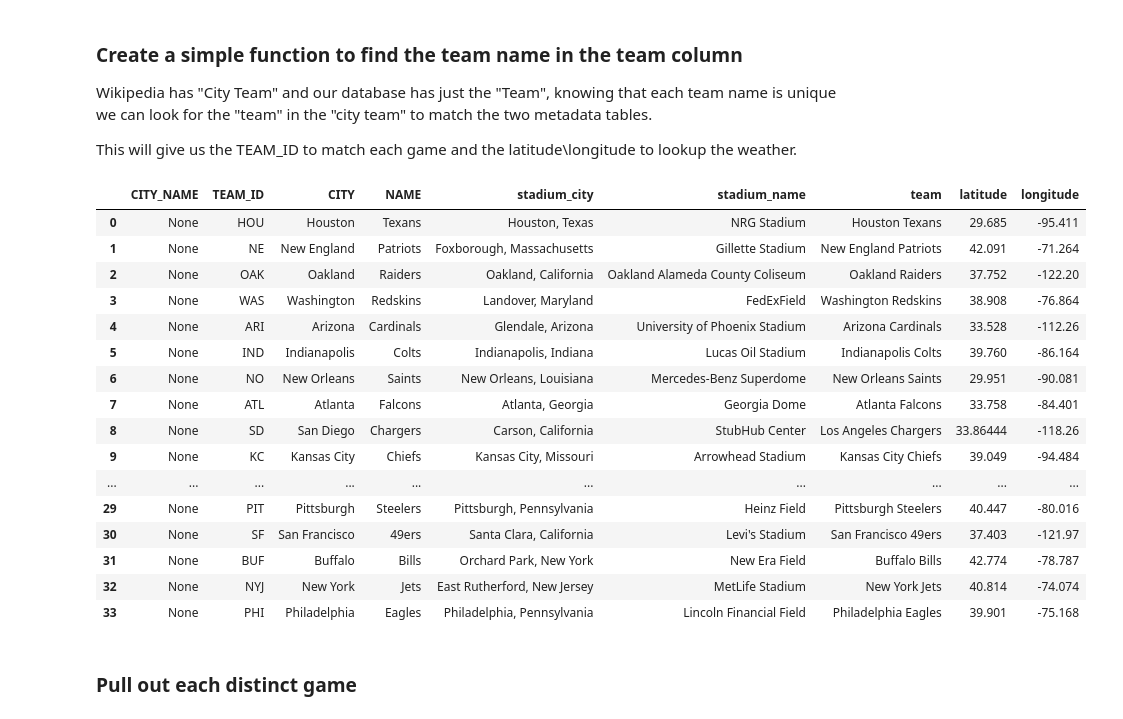
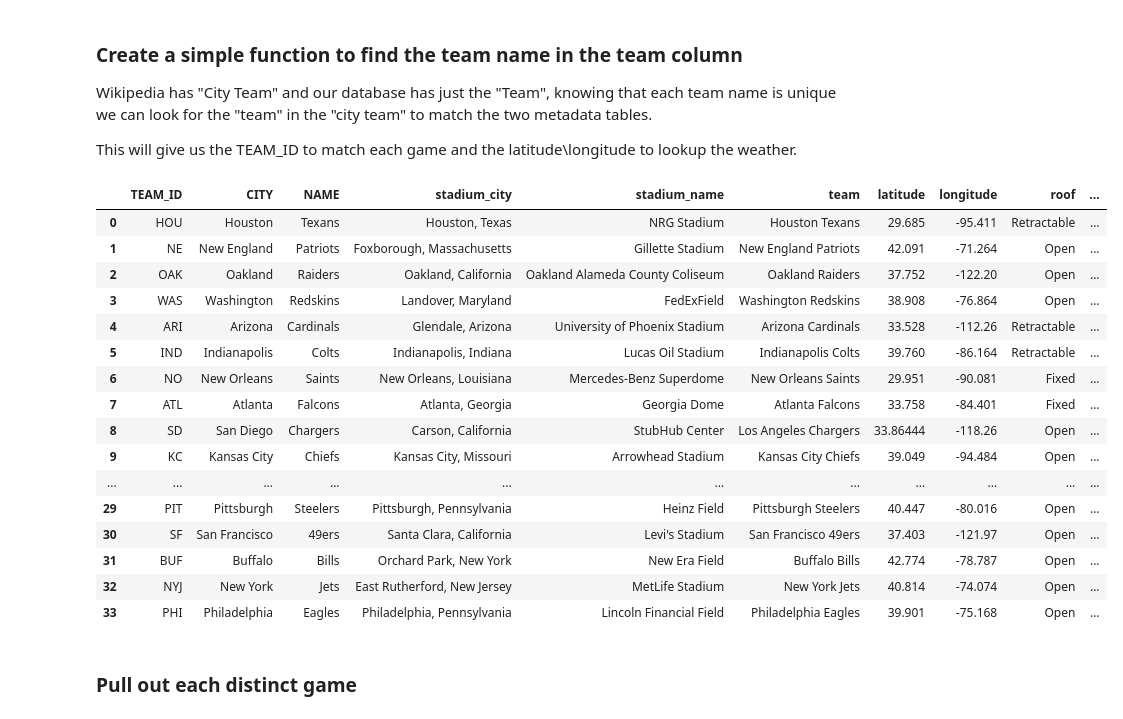
Before and after one commit to bradenrc/nfl_dsx, a Jupyter notebook: NFL Engineering.ipynb, the cells around one changed output. Cells and saved outputs as stored; diff of their text form; code cells hidden in the pictures.

Commit message:
checkpoint on roof filter

```diff
--- a/NFL Engineering.ipynb
+++ b/NFL Engineering.ipynb
@@ -466,42 +466,43 @@ sqlContext.registerFunction("get_last_string", get_last_string)
 # %%
 query = """
 select
-    lower(CITY + NAME) as CITY_NAME,
     TEAM_ID,
     CITY,
     NAME,
     stadium_city,
     stadium_name,
     team,
     latitude,
-    longitude
+    longitude,
+    roof,
+    fieldtype
 from
     stadiums, team
 where
     get_last_string(team) = NAME
 """
 
 team_locations = sqlContext.sql(query)
 team_locations.registerTempTable("team_locations")
 team_locations.toPandas()
 # %% [output]
-|  | CITY_NAME | TEAM_ID | CITY | NAME | stadium_city | stadium_name | team | latitude | longitude |
-| 0 | None | HOU | Houston | Texans | Houston, Texas | NRG Stadium | Houston Texans | 29.685 | -95.411 |
-| 1 | None | NE | New England | Patriots | Foxborough, Massachusetts | Gillette Stadium | New England Patriots | 42.091 | -71.264 |
-| 2 | None | OAK | Oakland | Raiders | Oakland, California | Oakland Alameda County Coliseum | Oakland Raiders | 37.752 | -122.20 |
-| 3 | None | WAS | Washington | Redskins | Landover, Maryland | FedExField | Washington Redskins | 38.908 | -76.864 |
-| 4 | None | ARI | Arizona | Cardinals | Glendale, Arizona | University of Phoenix Stadium | Arizona Cardinals | 33.528 | -112.26 |
-| 5 | None | IND | Indianapolis | Colts | Indianapolis, Indiana | Lucas Oil Stadium | Indianapolis Colts | 39.760 | -86.164 |
-| 6 | None | NO | New Orleans | Saints | New Orleans, Louisiana | Mercedes-Benz Superdome | New Orleans Saints | 29.951 | -90.081 |
-| 7 | None | ATL | Atlanta | Falcons | Atlanta, Georgia | Georgia Dome | Atlanta Falcons | 33.758 | -84.401 |
-| 8 | None | SD | San Diego | Chargers | Carson, California | StubHub Center | Los Angeles Chargers | 33.86444 | -118.26 |
-| 9 | None | KC | Kansas City | Chiefs | Kansas City, Missouri | Arrowhead Stadium | Kansas City Chiefs | 39.049 | -94.484 |
-| ... | ... | ... | ... | ... | ... | ... | ... | ... | ... |
-| 29 | None | PIT | Pittsburgh | Steelers | Pittsburgh, Pennsylvania | Heinz Field | Pittsburgh Steelers | 40.447 | -80.016 |
-| 30 | None | SF | San Francisco | 49ers | Santa Clara, California | Levi's Stadium | San Francisco 49ers | 37.403 | -121.97 |
-| 31 | None | BUF | Buffalo | Bills | Orchard Park, New York | New Era Field | Buffalo Bills | 42.774 | -78.787 |
-| 32 | None | NYJ | New York | Jets | East Rutherford, New Jersey | MetLife Stadium | New York Jets | 40.814 | -74.074 |
-| 33 | None | PHI | Philadelphia | Eagles | Philadelphia, Pennsylvania | Lincoln Financial Field | Philadelphia Eagles | 39.901 | -75.168 |
+|  | TEAM_ID | CITY | NAME | stadium_city | stadium_name | team | latitude | longitude | roof | ... |
+| 0 | HOU | Houston | Texans | Houston, Texas | NRG Stadium | Houston Texans | 29.685 | -95.411 | Retractable | ... |
+| 1 | NE | New England | Patriots | Foxborough, Massachusetts | Gillette Stadium | New England Patriots | 42.091 | -71.264 | Open | ... |
+| 2 | OAK | Oakland | Raiders | Oakland, California | Oakland Alameda County Coliseum | Oakland Raiders | 37.752 | -122.20 | Open | ... |
+| 3 | WAS | Washington | Redskins | Landover, Maryland | FedExField | Washington Redskins | 38.908 | -76.864 | Open | ... |
+| 4 | ARI | Arizona | Cardinals | Glendale, Arizona | University of Phoenix Stadium | Arizona Cardinals | 33.528 | -112.26 | Retractable | ... |
+| 5 | IND | Indianapolis | Colts | Indianapolis, Indiana | Lucas Oil Stadium | Indianapolis Colts | 39.760 | -86.164 | Retractable | ... |
+| 6 | NO | New Orleans | Saints | New Orleans, Louisiana | Mercedes-Benz Superdome | New Orleans Saints | 29.951 | -90.081 | Fixed | ... |
+| 7 | ATL | Atlanta | Falcons | Atlanta, Georgia | Georgia Dome | Atlanta Falcons | 33.758 | -84.401 | Fixed | ... |
+| 8 | SD | San Diego | Chargers | Carson, California | StubHub Center | Los Angeles Chargers | 33.86444 | -118.26 | Open | ... |
+| 9 | KC | Kansas City | Chiefs | Kansas City, Missouri | Arrowhead Stadium | Kansas City Chiefs | 39.049 | -94.484 | Open | ... |
+| ... | ... | ... | ... | ... | ... | ... | ... | ... | ... | ... |
+| 29 | PIT | Pittsburgh | Steelers | Pittsburgh, Pennsylvania | Heinz Field | Pittsburgh Steelers | 40.447 | -80.016 | Open | ... |
+| 30 | SF | San Francisco | 49ers | Santa Clara, California | Levi's Stadium | San Francisco 49ers | 37.403 | -121.97 | Open | ... |
+| 31 | BUF | Buffalo | Bills | Orchard Park, New York | New Era Field | Buffalo Bills | 42.774 | -78.787 | Open | ... |
+| 32 | NYJ | New York | Jets | East Rutherford, New Jersey | MetLife Stadium | New York Jets | 40.814 | -74.074 | Open | ... |
+| 33 | PHI | Philadelphia | Eagles | Philadelphia, Pennsylvania | Lincoln Financial Field | Philadelphia Eagles | 39.901 | -75.168 | Open | ... |
 # %% [markdown]
 <h3>Pull out each distinct game</h3>
 # %%
```
Also changed, not shown: parts of 6 cells of this notebook.
